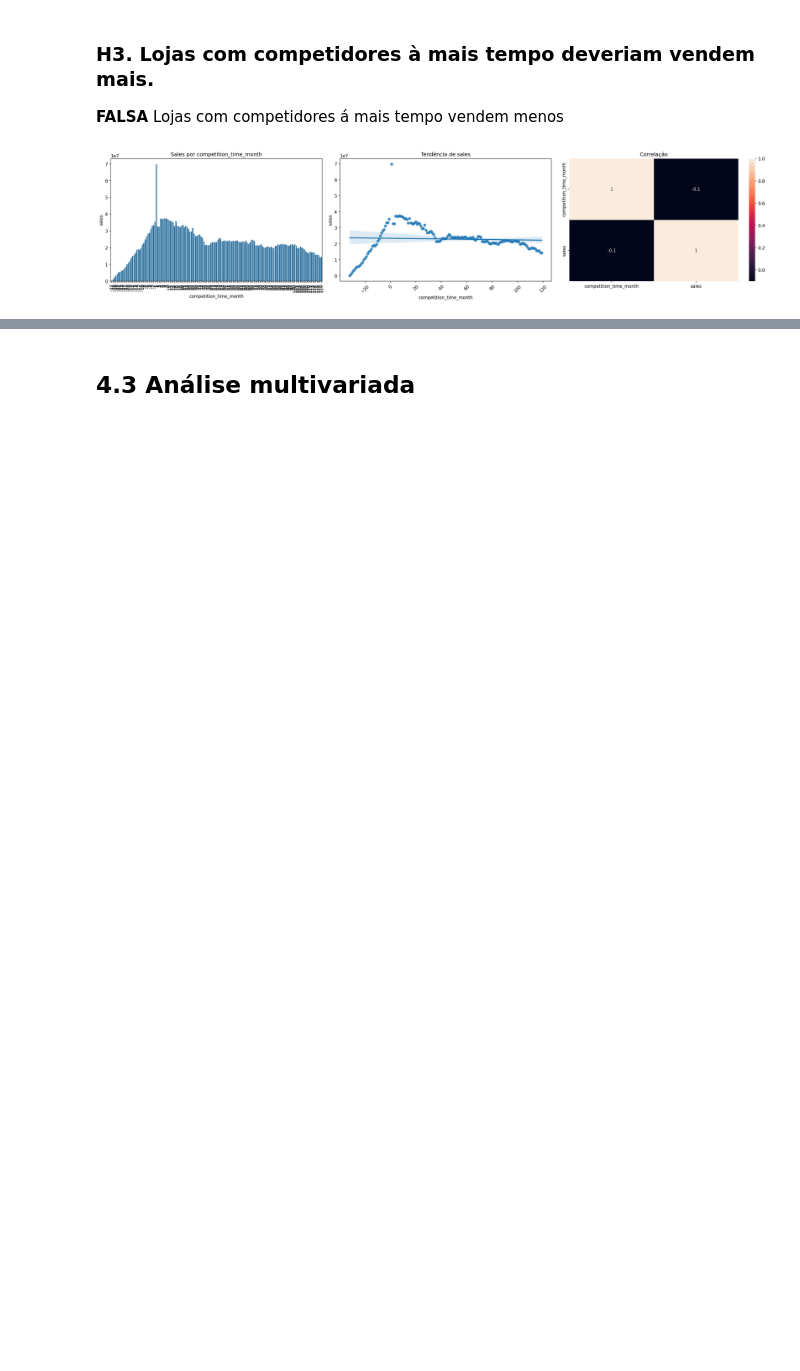
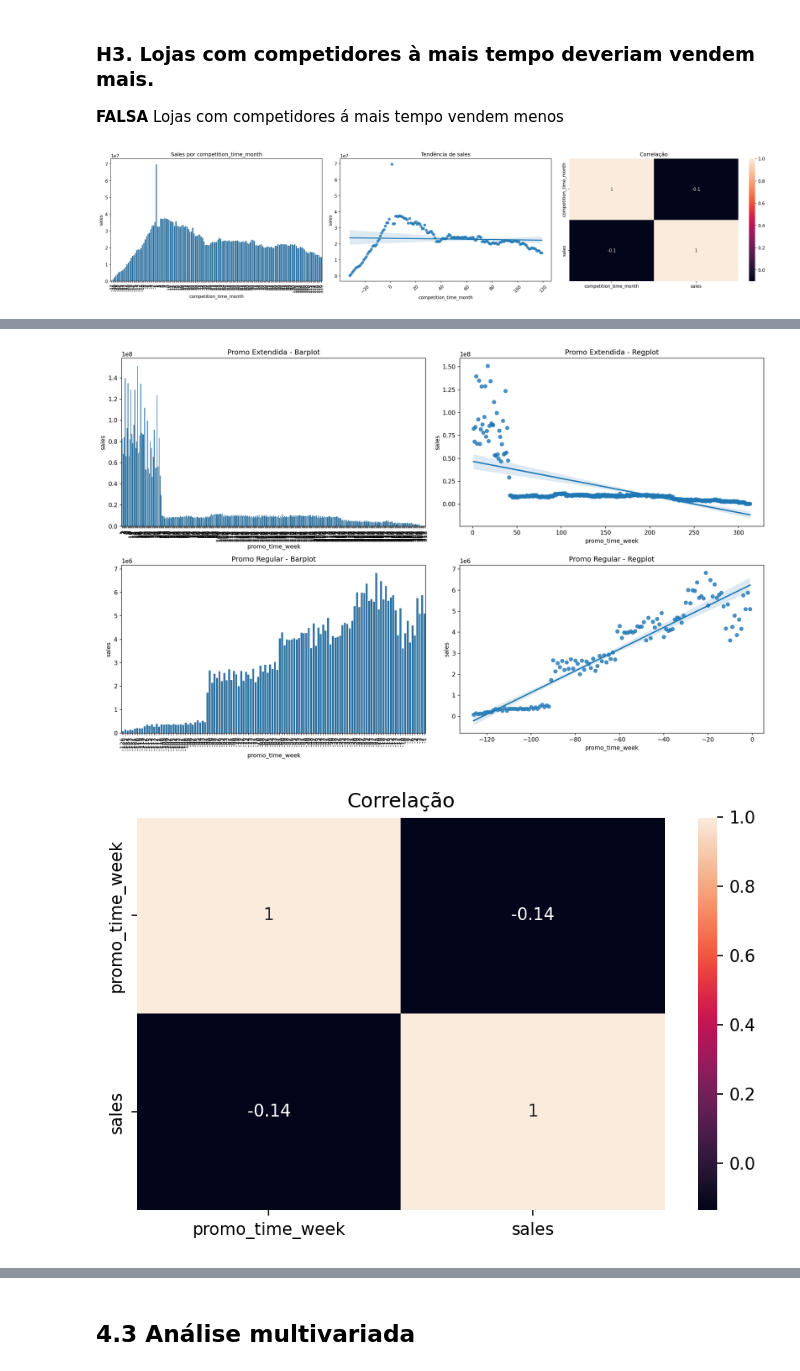
Before and after one commit to Eduardo7copasx/DS_producao, a Jupyter notebook: Projeto/projeto.ipynb, the cells around one changed output, grey strips where cells are left out. Drawn from its saved outputs; the diff is of its cells as text; code cells hidden in the pictures; blank space fills up the shorter version.

```diff
--- a/Projeto/projeto.ipynb
+++ b/Projeto/projeto.ipynb
@@ -557,0 +542,37 @@ Index(['store', 'day_of_week', 'date', 'sales', 'promo', 'state_holiday',
+# %%
+aux1 = df4[['promo_time_week', 'sales']].groupby('promo_time_week').sum().reset_index()
+
+aux2 = aux1[aux1['promo_time_week'] > 0]  # promo extendida
+aux3 = aux1[aux1['promo_time_week'] < 0]  # promo regular
+
+plt.figure(figsize=(16, 10))
+
+plt.subplot(2, 2, 1)
+sns.barplot(x='promo_time_week', y='sales', data=aux2)
+plt.xticks(rotation=90)
+plt.title('Promo Extendida - Barplot')
+
+plt.subplot(2, 2, 2)
+sns.regplot(x='promo_time_week', y='sales', data=aux2)
+plt.title('Promo Extendida - Regplot')
+
+plt.subplot(2, 2, 3)
+sns.barplot(x='promo_time_week', y='sales', data=aux3)
+plt.xticks(rotation=90)
+plt.title('Promo Regular - Barplot')
+
+plt.subplot(2, 2, 4)
+sns.regplot(x='promo_time_week', y='sales', data=aux3)
+plt.title('Promo Regular - Regplot')
+
+plt.tight_layout()
+plt.show()
+
+plt.figure(figsize=(6, 4))
+sns.heatmap(aux1.corr(method='pearson'), annot=True)
+plt.title('Correlação')
+plt.tight_layout()
+plt.show()
+# %% [output]
+[figure, added]
+[figure, added]
```
Also changed, not shown: parts of 13 cells of this notebook, 5 other files.
